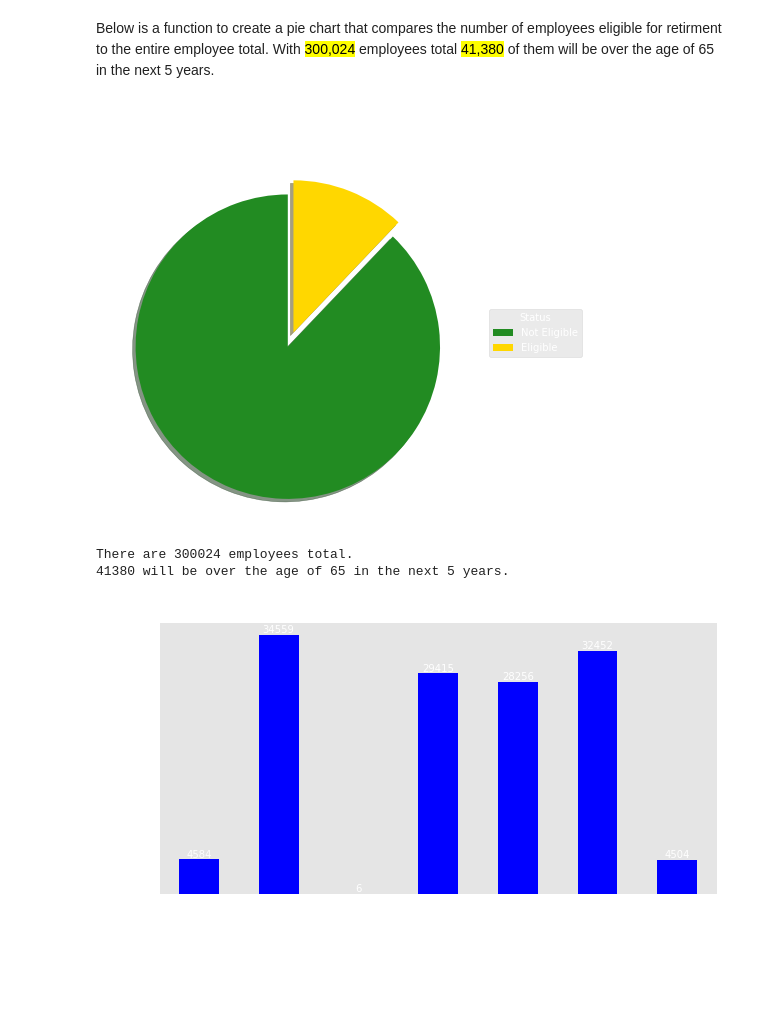
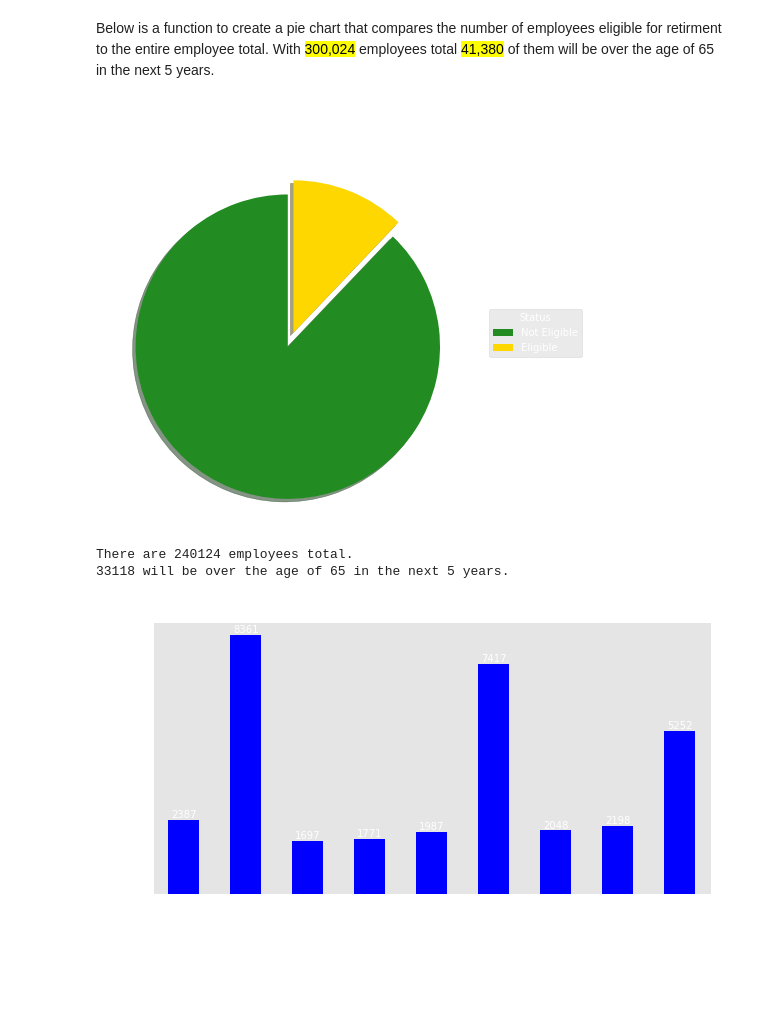
Before and after one commit to smpimentel/Pewlett-Hackard-Analysis, a Jupyter notebook: 01-Exploratory.ipynb, the cells around one changed output. Drawn from its saved outputs; the diff is of its cells as text; code cells hidden in the pictures.

```diff
--- a/01-Exploratory.ipynb
+++ b/01-Exploratory.ipynb
@@ -21,14 +21,14 @@ Below is a function to create a pie chart that compares the number of employees
 eligible for retirment to the entire employee total. With <mark>300,024</mark> employees total
 <mark>41,380</mark> of them will be over the age of 65 in the next 5 years.
 # %%
-# bring in the csv files with the panda read into df and taking the lenght of each file
-emp_total = len(pd.read_csv('data/employees.csv'))
-retirement_total = len(pd.read_csv('data/retirement_info.csv'))
+# bring in the csv files with the panda read into df and taking the length of each file
+total = len(pd.read_csv('data/current_emp.csv'))
+compare = len(pd.read_csv('data/retirement_eligibility.csv'))
 
 # this function takes in two arguments (employee total value and the retirement total value)
 # it then calc the percentage relationship between the two values and charts them into a pie chart
 # using matplotlib.
-def pie_chart(total, compare, c1='forestgreen', c2='gold'):
+def pie_chart(total, compare, title="Title", c1='forestgreen', c2='gold'):
     et_percent = round(((total - compare) / total) * 100)
     rt_percent = round((compare / total) * 100)
 
@@ -49,7 +49,7 @@ def pie_chart(total, compare, c1='forestgreen', c2='gold'):
                   startangle = 90,
                   textprops = dict(color ="white"))
     # plot title and legend
-    plt.title("Employees Eligible For Retirement \n(In the Next 5 Years)", c='white')
+    plt.title(title, c='white')
     l = plt.legend(status_lgd,
                 title ="Status",
                 loc ="center left",
@@ -60,48 +60,48 @@ def pie_chart(total, compare, c1='forestgreen', c2='gold'):
     plt.show(pie)
 
 # We are calling upon our function to create a pie chart
-pie_chart_main(emp_total, retirement_total)
-print(f'There are {emp_total} employees total.')
-print(f'{retirement_total} will be over the age of 65 in the next 5 years.')
+pie_chart(total, compare, title="Employees Eligible For Retirement \n(In the Next 5 Years)", c1='forestgreen', c2='gold')
+print(f'There are {total} employees total.')
+print(f'{compare} will be over the age of 65 in the next 5 years.')
 # %% [output]
 [figure]
-There are 300024 employees total.
-41380 will be over the age of 65 in the next 5 years.
+There are 240124 employees total.
+33118 will be over the age of 65 in the next 5 years.
 # %%
-data = pd.read_csv('data/retirement_titles')
+data = pd.read_csv('data/retirement_eligibility.csv')
 
 def bar_chart(df):
     # We want to create a bar chart with groupby.title as the x and sum(groupby.title) as the y
-    df = df.groupby(['title']).count()
-    df = df.drop(['first_name', 'last_name', 'from_date', 'to_date'], axis=1)
+    df = df.groupby(['dept_name']).count()
+    df = df.drop(['first_name', 'last_name'], axis=1)
     # groupby is not a dataframe so you need to convert it back to one
     df = df.reset_index()
     df = df.rename(columns={'emp_no': 'total'})
     # Creating the Bar graph
     df.plot(kind='bar',
-            x='title',
+            x='dept_name',
             y='total',
             figsize=(10,5),
             legend=None,
             grid=False,
             colormap='winter')
     plt.tick_params(axis='x', colors='white')
     plt.tick_params(axis='y', colors='white')
     plt.title('Number of Employees Eligible by Department', c='white')
     plt.xlabel('Departments', c='white')
     plt.ylabel('Number of Employees', c='white')
     # Set the labels
     ax = plt.gca()
-    ax.set_xticklabels(df['title'])
+    ax.set_xticklabels(df['dept_name'])
     # rotate axis labels
     plt.setp(plt.gca().get_xticklabels(), rotation=45, horizontalalignment='right', wrap=True)
     # Add the total label value to each bar
     for p in ax.patches:
         ax.text(p.get_x() + p.get_width()/2., p.get_height(), '%d' % int(p.get_height()),
                 fontsize=10, color='white', ha='center', va='bottom')
     plt.savefig('analysis/bar_chart.png', dpi=200, transparent=True, bbox_inches='tight')
     plt.show()
 
 bar_chart(data)
 # %% [output]
-[figure, old version]
+[figure, new version]
```
Also changed, not shown: parts of 2 cells of this notebook, 7 other files.
